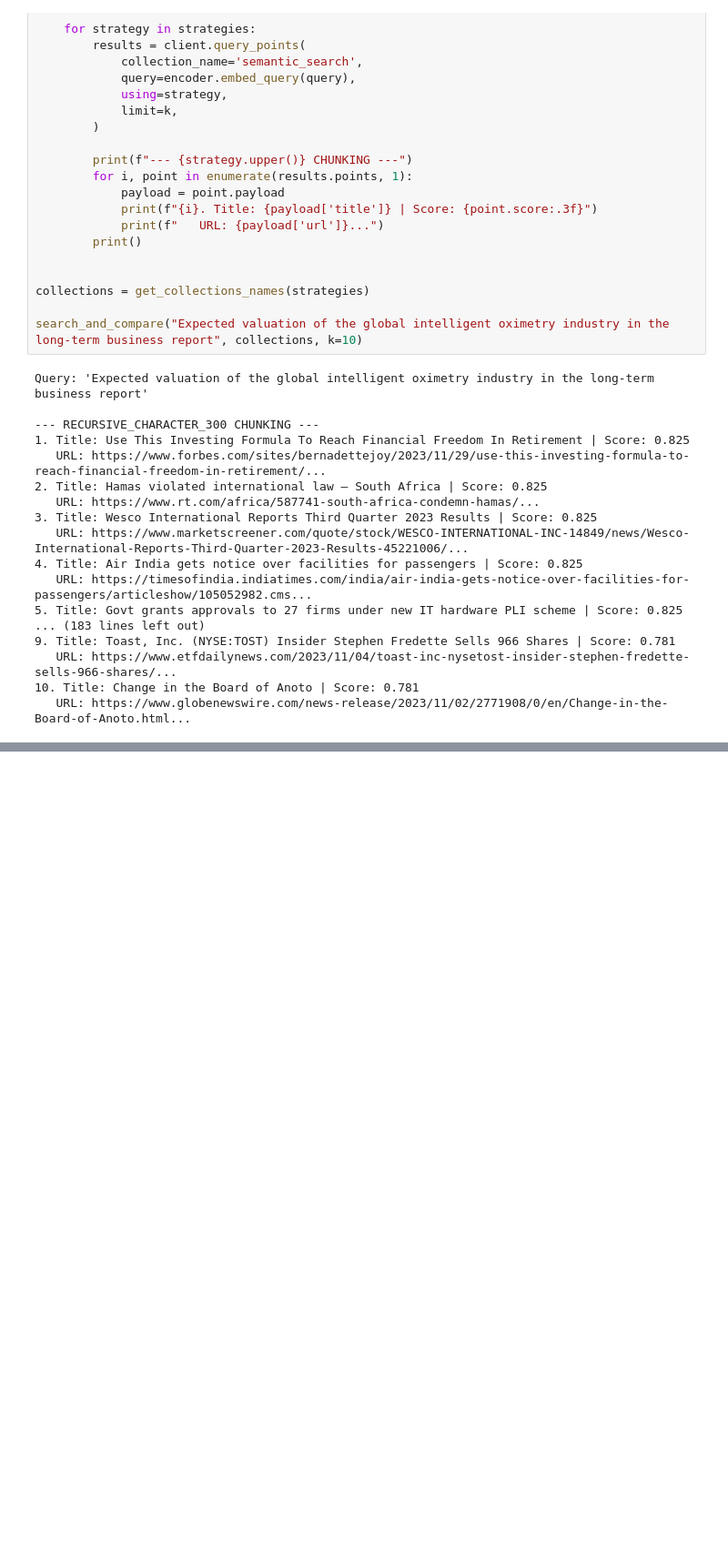
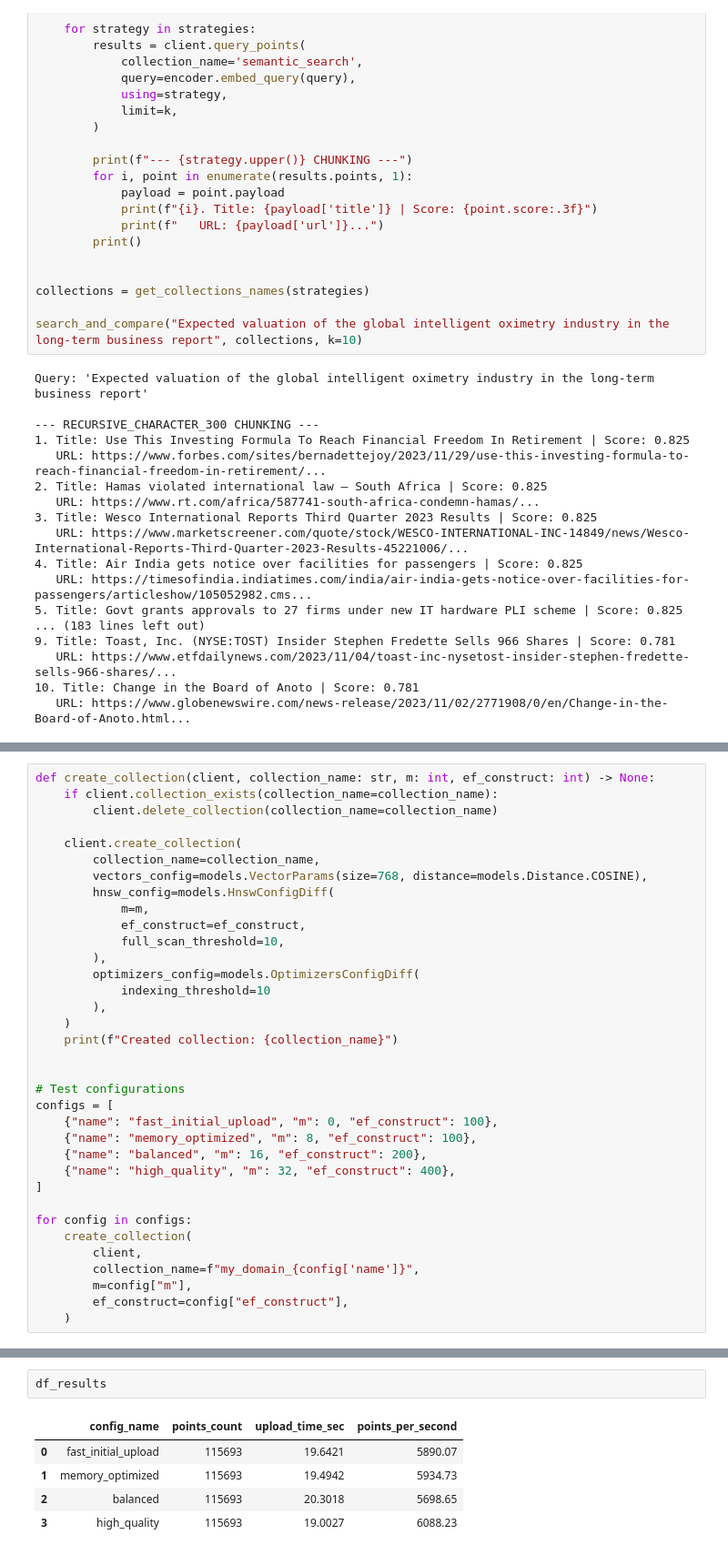
Before and after one commit to artyomboyko/Qdrant_Final_Project, a Jupyter notebook: app/Final_Project.ipynb, the cells around one changed output, grey strips where cells are left out. Shown at 91% size. Saved outputs shown, nothing was run; the diff lists cells and outputs as text; blank space fills up the shorter version.

```diff
--- a/app/Final_Project.ipynb
+++ b/app/Final_Project.ipynb
@@ -895,0 +1003,35 @@ URL: https://www.globenewswire.com/news-release/2023/11/07/2774725/32656/en/Smar
+# %%
+def create_collection(client, collection_name: str, m: int, ef_construct: int) -> None:
+    if client.collection_exists(collection_name=collection_name):
+        client.delete_collection(collection_name=collection_name)
+
+    client.create_collection(
+        collection_name=collection_name,
+        vectors_config=models.VectorParams(size=768, distance=models.Distance.COSINE),
+        hnsw_config=models.HnswConfigDiff(
+            m=m,
+            ef_construct=ef_construct,
+            full_scan_threshold=10,
+        ),
+        optimizers_config=models.OptimizersConfigDiff(
+            indexing_threshold=10
+        ),
+    )
+    print(f"Created collection: {collection_name}")
+
+
+# Test configurations
+configs = [
+    {"name": "fast_initial_upload", "m": 0, "ef_construct": 100},
+    {"name": "memory_optimized", "m": 8, "ef_construct": 100},
+    {"name": "balanced", "m": 16, "ef_construct": 200},
+    {"name": "high_quality", "m": 32, "ef_construct": 400},
+]
+
+for config in configs:
+    create_collection(
+        client,
+        collection_name=f"my_domain_{config['name']}",
+        m=config["m"],
+        ef_construct=config["ef_construct"],
+    )
@@ -895,0 +1162,8 @@ URL: https://www.globenewswire.com/news-release/2023/11/07/2774725/32656/en/Smar
+# %%
+df_results
+# %% [output]
+|  | config_name | points_count | upload_time_sec | points_per_second |
+| 0 | fast_initial_upload | 115693 | 19.6421 | 5890.07 |
+| 1 | memory_optimized | 115693 | 19.4942 | 5934.73 |
+| 2 | balanced | 115693 | 20.3018 | 5698.65 |
+| 3 | high_quality | 115693 | 19.0027 | 6088.23 |
```
Also changed, not shown: parts of 31 cells of this notebook, 2 other files.
